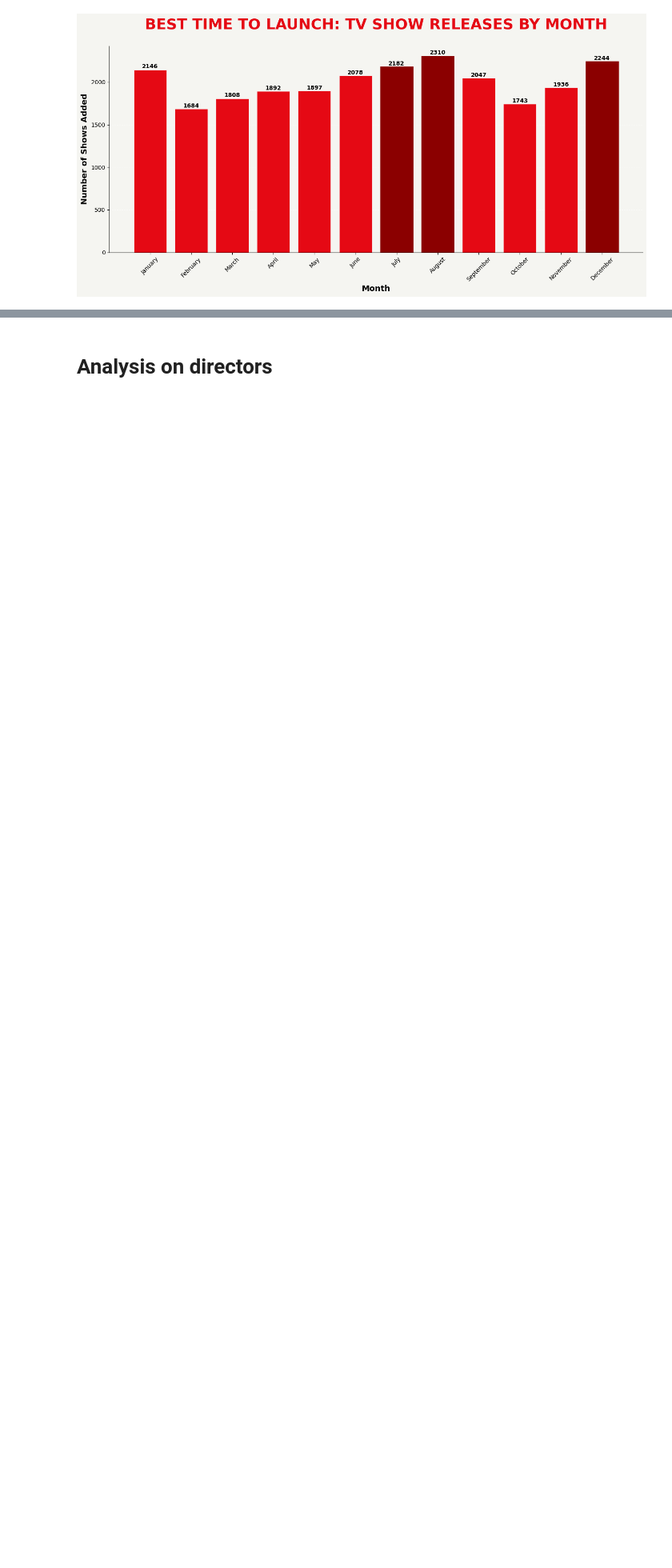
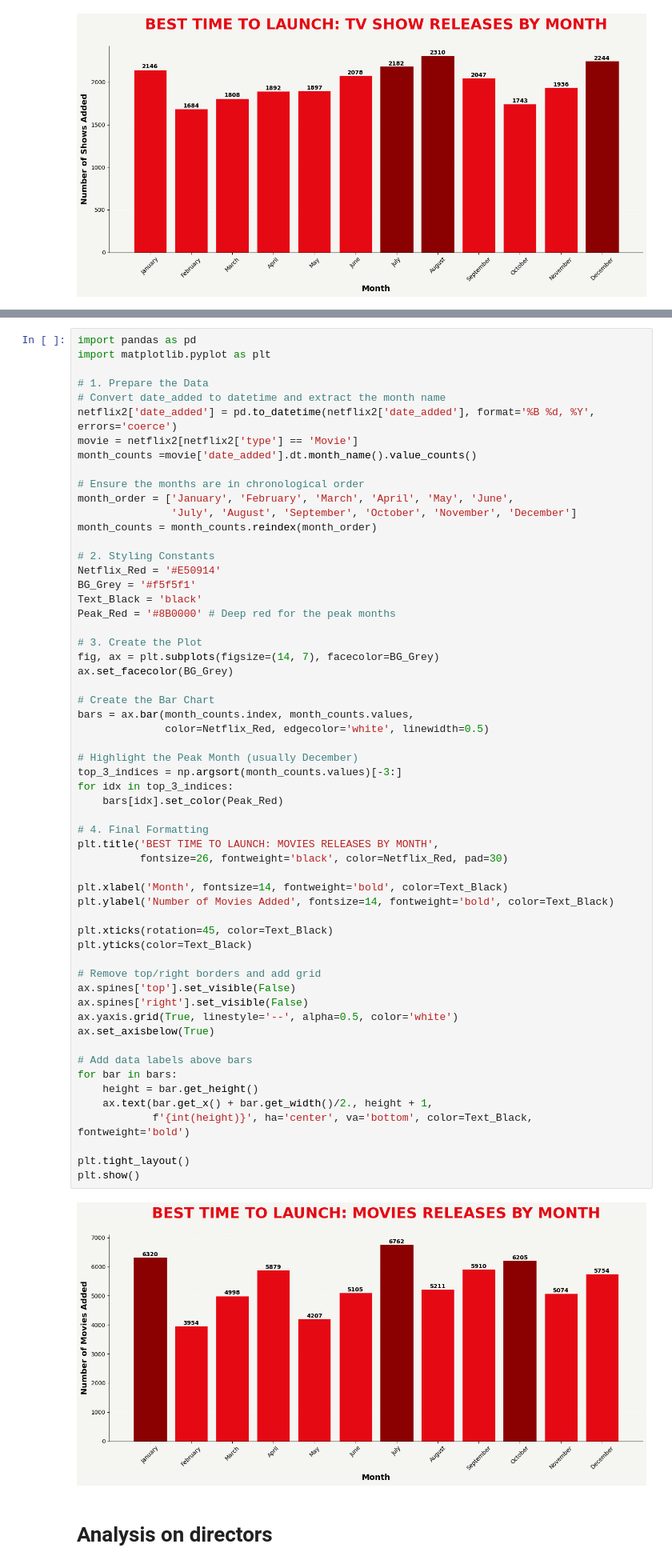
Before and after one commit to RichaGaharwar/Exploratory-Data-Analysis-Netflix-, a Jupyter notebook: Netflix_EDA.ipynb, the cells around one changed output, grey strips where cells are left out. Shown at 80% size. Drawn from its saved outputs; the diff is of its cells as text; blank space fills up the shorter version.

```diff
--- a/Netflix_EDA.ipynb
+++ b/Netflix_EDA.ipynb
@@ -823,3 +787,63 @@ plt.show()
+# %%
+import pandas as pd
+import matplotlib.pyplot as plt
+
+# 1. Prepare the Data
+# Convert date_added to datetime and extract the month name
+netflix2['date_added'] = pd.to_datetime(netflix2['date_added'], format='%B %d, %Y', errors='coerce')
+movie = netflix2[netflix2['type'] == 'Movie']
+month_counts =movie['date_added'].dt.month_name().value_counts()
+
+# Ensure the months are in chronological order
+month_order = ['January', 'February', 'March', 'April', 'May', 'June',
+               'July', 'August', 'September', 'October', 'November', 'December']
+month_counts = month_counts.reindex(month_order)
+
+# 2. Styling Constants
+Netflix_Red = '#E50914'
+BG_Grey = '#f5f5f1'
+Text_Black = 'black'
+Peak_Red = '#8B0000' # Deep red for the peak months
+
+# 3. Create the Plot
+fig, ax = plt.subplots(figsize=(14, 7), facecolor=BG_Grey)
+ax.set_facecolor(BG_Grey)
+
+# Create the Bar Chart
+bars = ax.bar(month_counts.index, month_counts.values,
+              color=Netflix_Red, edgecolor='white', linewidth=0.5)
+
+# Highlight the Peak Month (usually December)
+top_3_indices = np.argsort(month_counts.values)[-3:]
+for idx in top_3_indices:
+    bars[idx].set_color(Peak_Red)
+
+# 4. Final Formatting
+plt.title('BEST TIME TO LAUNCH: MOVIES RELEASES BY MONTH',
+          fontsize=26, fontweight='black', color=Netflix_Red, pad=30)
+
+plt.xlabel('Month', fontsize=14, fontweight='bold', color=Text_Black)
+plt.ylabel('Number of Movies Added', fontsize=14, fontweight='bold', color=Text_Black)
+
+plt.xticks(rotation=45, color=Text_Black)
+plt.yticks(color=Text_Black)
+
+# Remove top/right borders and add grid
+ax.spines['top'].set_visible(False)
+ax.spines['right'].set_visible(False)
+ax.yaxis.grid(True, linestyle='--', alpha=0.5, color='white')
+ax.set_axisbelow(True)
+
+# Add data labels above bars
+for bar in bars:
+    height = bar.get_height()
+    ax.text(bar.get_x() + bar.get_width()/2., height + 1,
+            f'{int(height)}', ha='center', va='bottom', color=Text_Black, fontweight='bold')
+
+plt.tight_layout()
+plt.show()
+# %% [output]
+[figure, added]
 # %% [markdown]
 # **Analysis on directors**
 # %%
```
Also changed, not shown: parts of 7 cells of this notebook.
